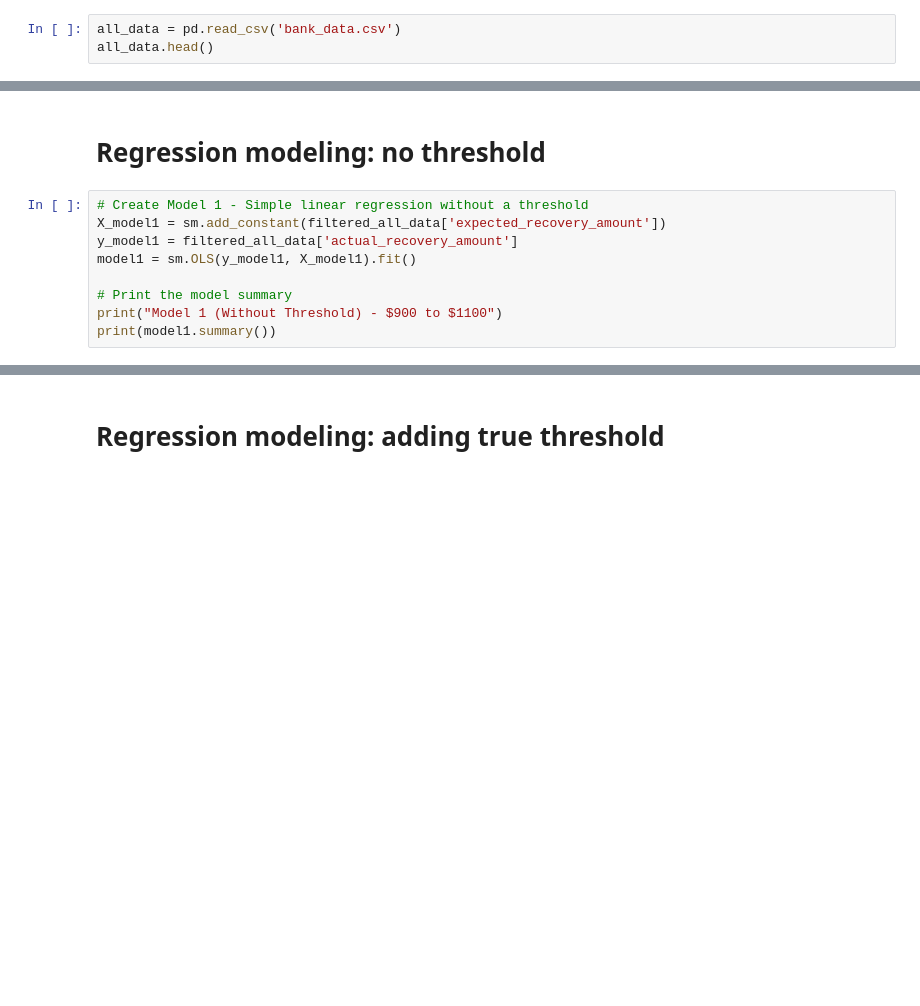
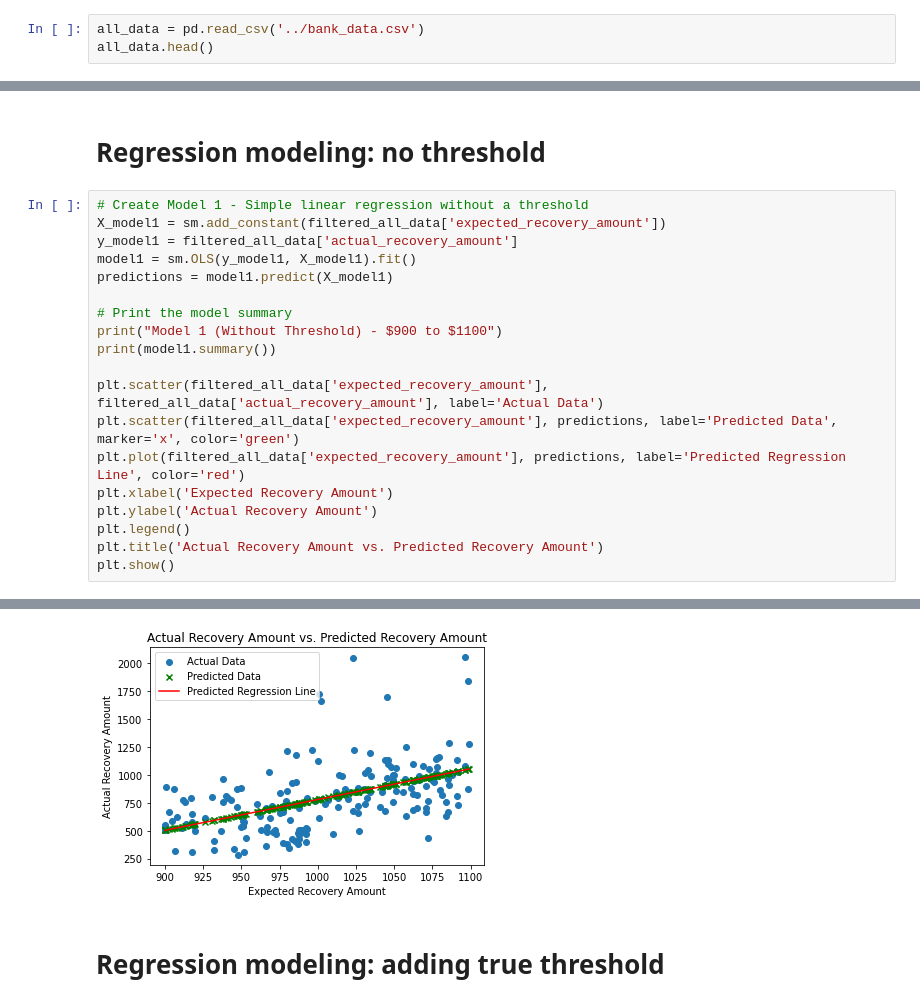
Before and after one commit to Technocolabs100/Analysis-of-Bank-Debit-Collections, a Jupyter notebook: Mini-Project.ipynb, the cells around one changed output, grey strips where cells are left out. Drawn from its saved outputs; the diff is of its cells as text; blank space fills up the shorter version.

Commit message:
Add predictions for regression model 1

```diff
--- a/Mini-Project.ipynb
+++ b/Mini-Project.ipynb
@@ -10,7 +10,7 @@ from sklearn.linear_model import LinearRegression
 # %% [markdown]
 # Regression discontinuity: banking recovery
 # %%
-all_data = pd.read_csv('bank_data.csv')
+all_data = pd.read_csv('../bank_data.csv')
 all_data.head()
 # %% [output]
 |  | id | expected_recovery_amount | actual_recovery_amount | recovery_strategy | age | sex |
@@ -193,10 +193,20 @@ There is a significant difference in the actual recovery amount for $950 to $105
 X_model1 = sm.add_constant(filtered_all_data['expected_recovery_amount'])
 y_model1 = filtered_all_data['actual_recovery_amount']
 model1 = sm.OLS(y_model1, X_model1).fit()
+predictions = model1.predict(X_model1)
 
 # Print the model summary
 print("Model 1 (Without Threshold) - $900 to $1100")
 print(model1.summary())
+
+plt.scatter(filtered_all_data['expected_recovery_amount'], filtered_all_data['actual_recovery_amount'], label='Actual Data')
+plt.scatter(filtered_all_data['expected_recovery_amount'], predictions, label='Predicted Data', marker='x', color='green')
+plt.plot(filtered_all_data['expected_recovery_amount'], predictions, label='Predicted Regression Line', color='red')
+plt.xlabel('Expected Recovery Amount')
+plt.ylabel('Actual Recovery Amount')
+plt.legend()
+plt.title('Actual Recovery Amount vs. Predicted Recovery Amount')
+plt.show()
 # %% [output]
 Model 1 (Without Threshold) - $900 to $1100
                               OLS Regression Results
@@ -209,12 +219,13 @@ Time:                            02:42:49   Log-Likelihood:                -1278
 No. Observations:                     183   AIC:                             2562.
 Df Residuals:                         181   BIC:                             2568.
 Df Model:                               1
 Covariance Type:                nonrobust
 ... (12 lines left out)
 Notes:
 [1] Standard Errors assume that the covariance matrix of the errors is correctly specified.
 [2] The condition number is large, 1.8e+04. This might indicate that there are
 strong multicollinearity or other numerical problems.
+[figure, added]
 # %% [markdown]
 # Regression modeling: adding true threshold
 # %%
```
Also changed, not shown: parts of 2 cells of this notebook.
